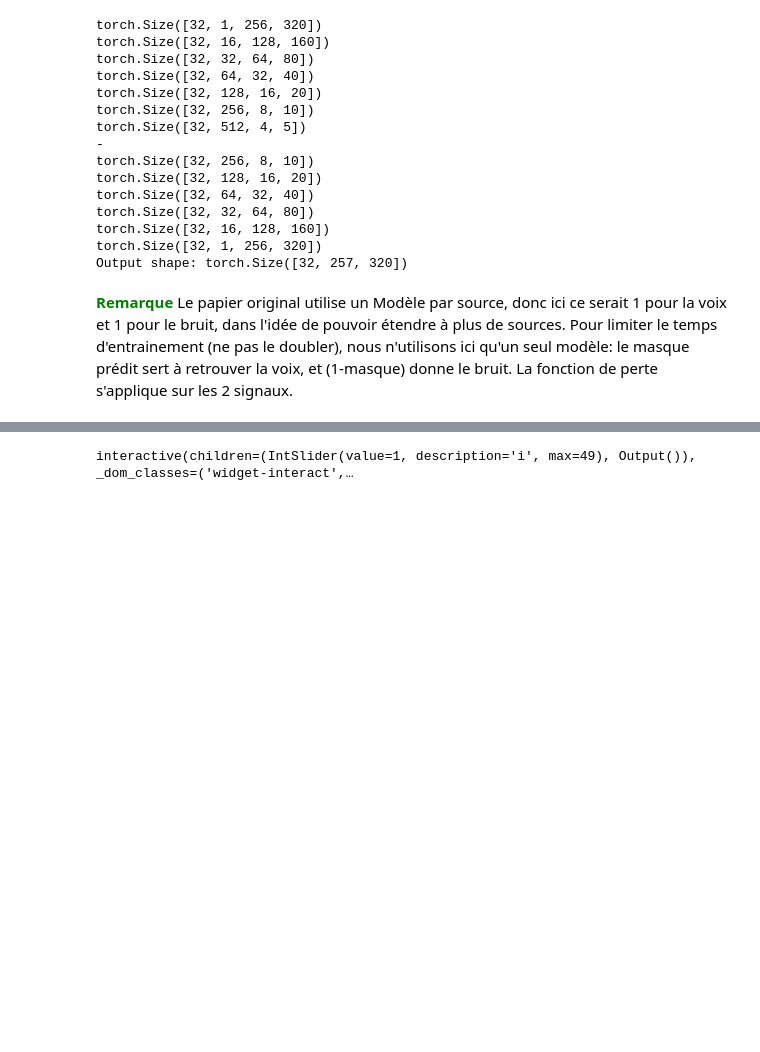
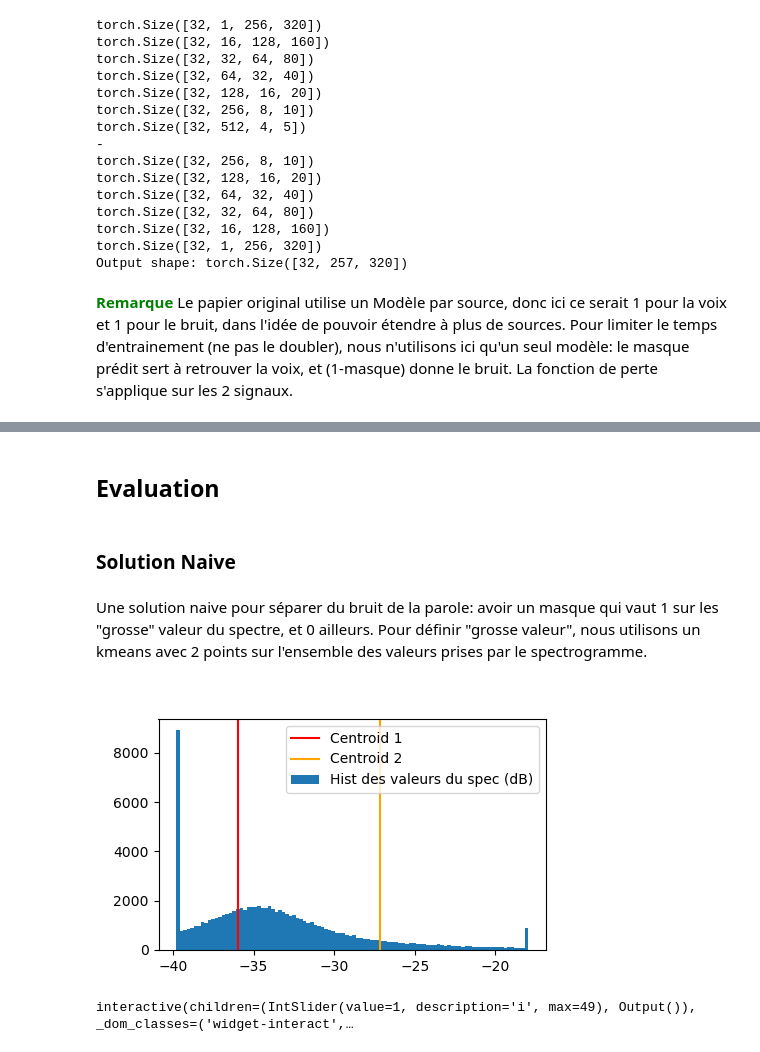
Before and after one commit to cvt8/Deep_signal_separation, a Jupyter notebook: seq2seq_v1.ipynb, the cells around one changed output, grey strips where cells are left out. Saved outputs shown, nothing was run; the diff lists cells and outputs as text; code cells hidden in the pictures; blank space fills up the shorter version.

```diff
--- a/seq2seq_v1.ipynb
+++ b/seq2seq_v1.ipynb
@@ -591,0 +601,23 @@ plot_perfs(perfs,save_path=save_path)
+# %% [markdown]
+## Evaluation
+# %% [markdown]
+### Solution Naive
+# %% [markdown]
+Une solution naive pour séparer du bruit de la parole: avoir un masque qui vaut 1 sur les "grosse" valeur du spectre, et 0 ailleurs. Pour définir "grosse valeur", nous utilisons un kmeans avec 2 points sur l'ensemble des valeurs prises par le spectrogramme.
+# %%
+plt.close()
+plt.figure("Hist spectrogram values",figsize=(5,3))
+example_dir = load_signal_folder(get_path(train_small_folder,1))
+example_mix_signal = example_dir["mix"]["signal"]
+example_spec_dB = 10*np.log10(abs(get_spectrogram(example_mix_signal))).flatten()
+vmax = np.percentile(example_spec_dB,99)
+vmin = np.percentile(example_spec_dB,10)
+example_spec_dB = np.clip(example_spec_dB,vmin,vmax)
+pts, _ = kmeans(example_spec_dB.flatten(),2)
+plt.axvline(min(pts),color="red",label="Centroid 1")
+plt.axvline(max(pts),color="orange",label="Centroid 2")
+plt.hist(example_spec_dB,100,range=[vmin,vmax],label="Hist des valeurs du spec (dB)")
+plt.legend()
+plt.show()
+# %% [output]
+[figure, added]
```
Also changed, not shown: parts of 14 cells of this notebook.
